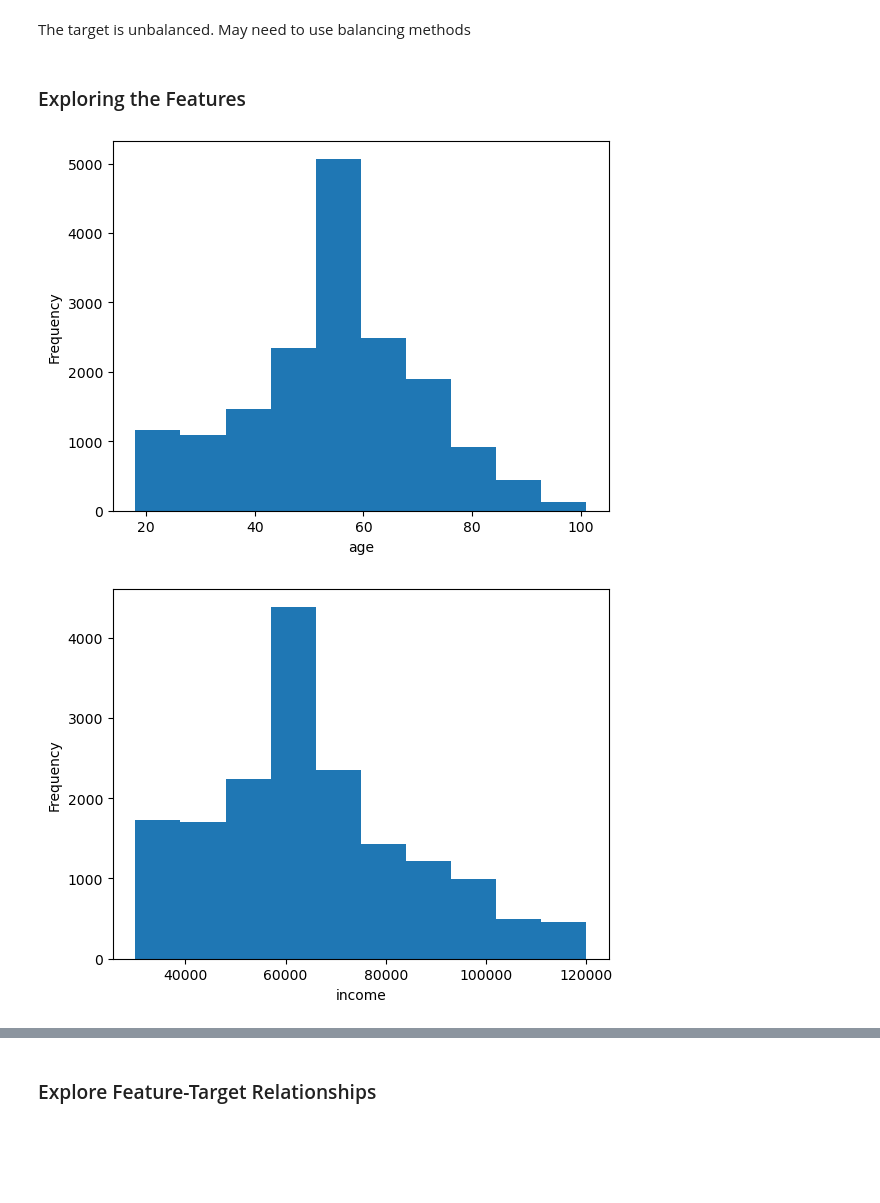
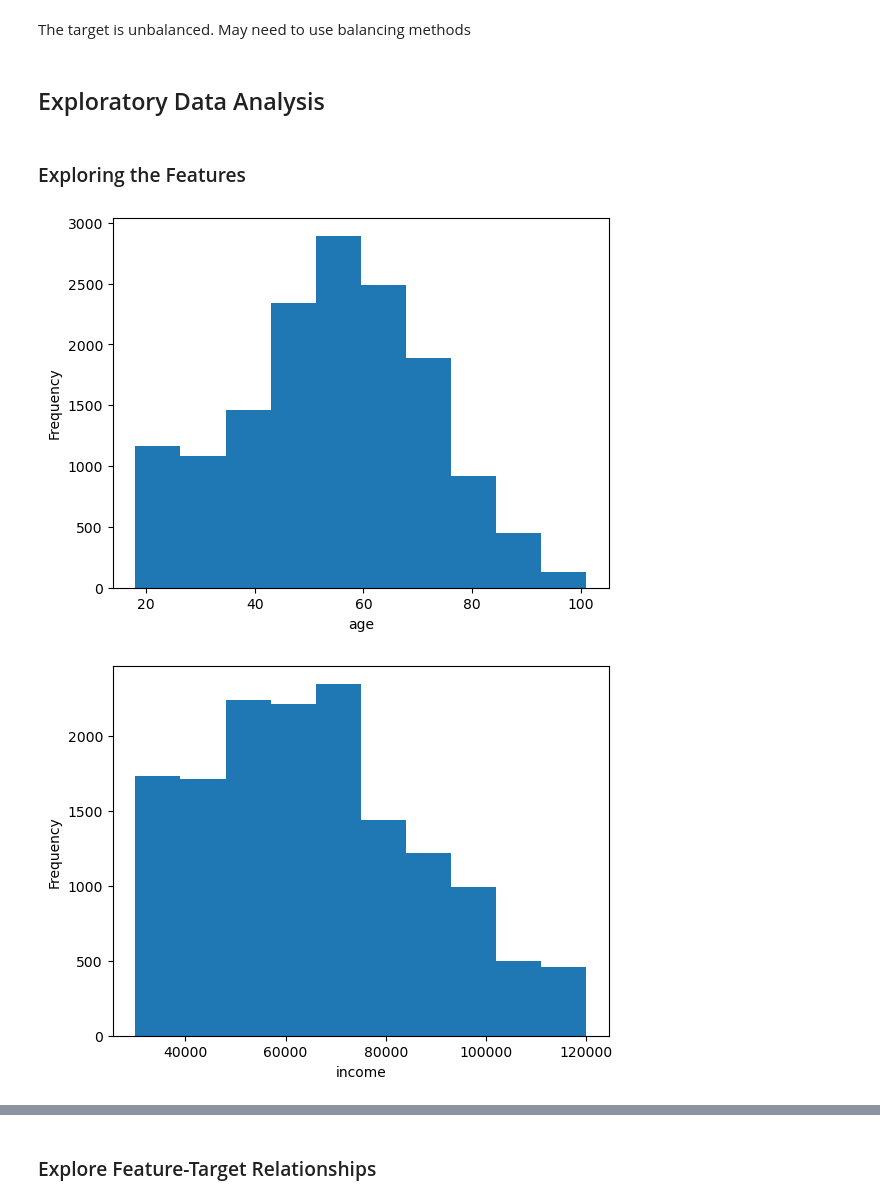
Before and after one commit to rara-ch/StarbucksPromotionalOffers_DataAnalysis, a Jupyter notebook: PythonNotebooks/OfferCompletion_ClassificationModelling.ipynb, the cells around one changed output, grey strips where cells are left out. Drawn from its saved outputs; the diff is of its cells as text; code cells hidden in the pictures; blank space fills up the shorter version.

```diff
--- a/PythonNotebooks/OfferCompletion_ClassificationModelling.ipynb
+++ b/PythonNotebooks/OfferCompletion_ClassificationModelling.ipynb
@@ -53,5 +44,0 @@ customers['missing'] = np.where(customers.isna().any(axis=1), 1, 0)
-# %%
-# Check the distributions of the income and gender columns to see if there is any skew
-for column in ['age', 'income']:
-    customers[column].plot.hist()
-    plt.show()
@@ -63,4 +44,0 @@ There is some skew in both of these distributions. Therefore, I will impute the
-# %%
-# Fill in the missing values with the median for the age and income columns
-for column in ['age', 'income']:
-    customers[column] = customers[column].fillna(customers[column].median())
@@ -77,3 +44,0 @@ Name: proportion, dtype: float64
-# %%
-# Add a 'Missing' value for None values
-customers['gender'] = customers['gender'].fillna('Missing')
@@ -80,3 +47,6 @@ customers['gender'] = customers['gender'].fillna('Missing')
+# %%
+# Bin the became_member_on column by extracting just the year
+customers['became_member_on_year'] = customers['became_member_on'].dt.year
 # %% [markdown]
 ### Defining a Target
 # %%
@@ -105,14 +75,16 @@ completed
 Name: proportion, dtype: float64
 # %% [markdown]
 The target is unbalanced. May need to use balancing methods
+# %% [markdown]
+## Exploratory Data Analysis
 # %% [markdown]
 ### Exploring the Features
 # %%
 # See the distribution of each numeric feature by plotting histograms
-for column in customers.select_dtypes(include='number'):
+for column in ['age', 'income']:
     customers[column].plot.hist()
     plt.xlabel(column)
     plt.show()
 # %% [output]
-[figure, old version]
+[figure, new version]
-[figure, old version]
+[figure, new version]
```
Also changed, not shown: parts of 51 cells of this notebook.
